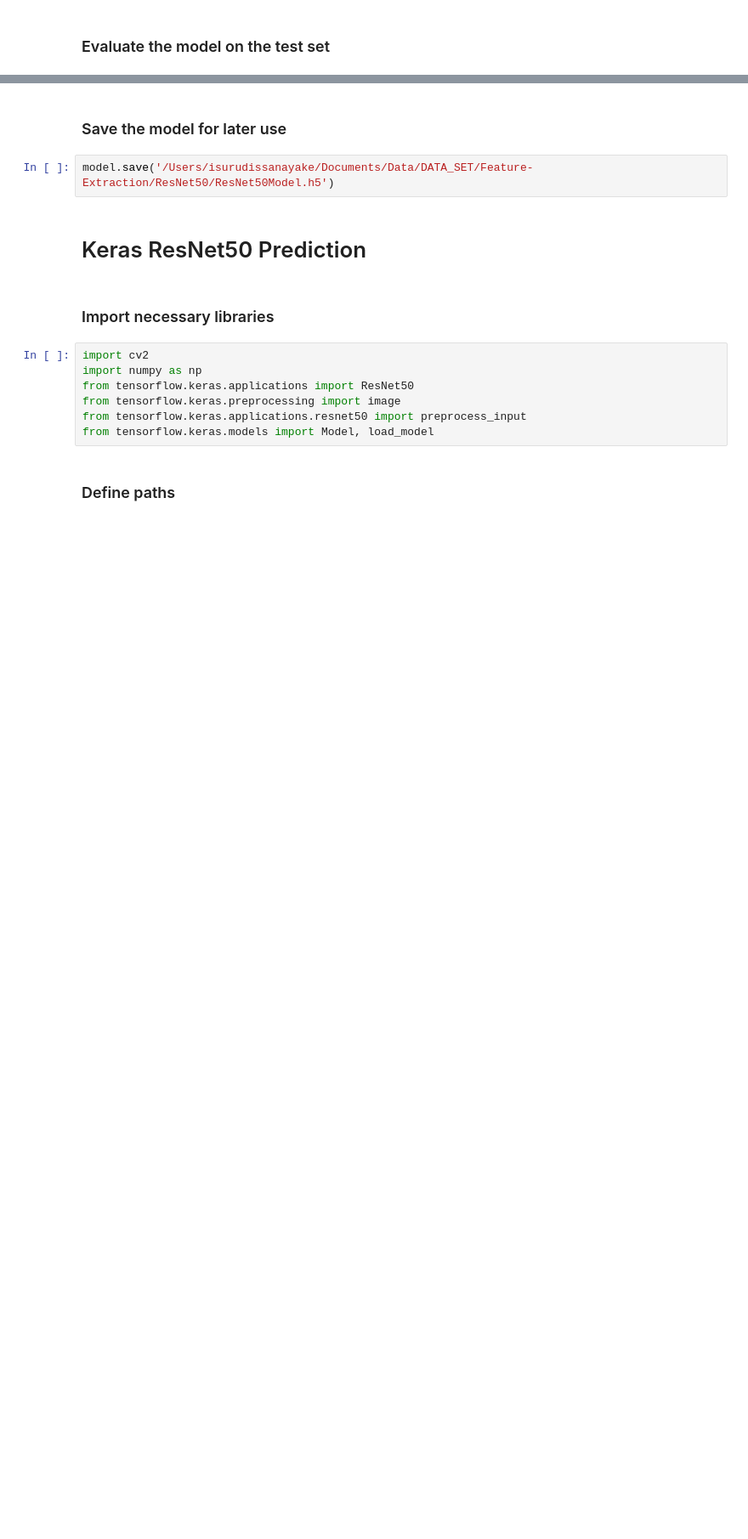
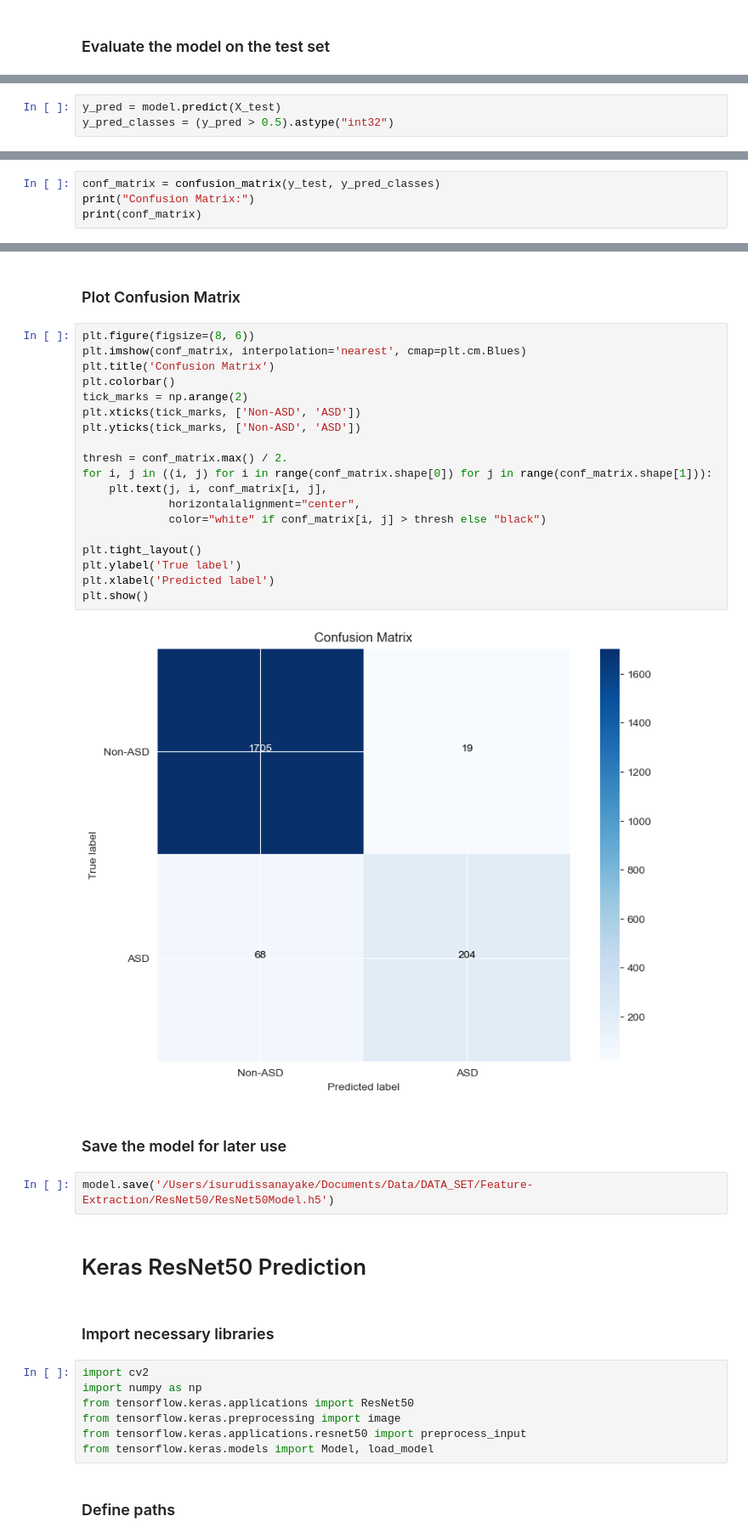
Before and after one commit to IsuruDilanga/FYP_Implementation, a Jupyter notebook: FYP_implementation/ResNet50.ipynb, the cells around one changed output, grey strips where cells are left out. Shown at 85% size. Saved outputs shown, nothing was run; the diff lists cells and outputs as text; blank space fills up the shorter version.

```diff
--- a/FYP_implementation/ResNet50.ipynb
+++ b/FYP_implementation/ResNet50.ipynb
@@ -181,0 +198,3 @@ Test Accuracy: 0.9549098014831543
+# %%
+y_pred = model.predict(X_test)
+y_pred_classes = (y_pred > 0.5).astype("int32")
@@ -181,0 +218,4 @@ Test Accuracy: 0.9549098014831543
+# %%
+conf_matrix = confusion_matrix(y_test, y_pred_classes)
+print("Confusion Matrix:")
+print(conf_matrix)
@@ -182,3 +226,26 @@ Test Accuracy: 0.9549098014831543
+# %% [markdown]
+### Plot Confusion Matrix ###
+# %%
+plt.figure(figsize=(8, 6))
+plt.imshow(conf_matrix, interpolation='nearest', cmap=plt.cm.Blues)
+plt.title('Confusion Matrix')
+plt.colorbar()
+tick_marks = np.arange(2)
+plt.xticks(tick_marks, ['Non-ASD', 'ASD'])
+plt.yticks(tick_marks, ['Non-ASD', 'ASD'])
+
+thresh = conf_matrix.max() / 2.
+for i, j in ((i, j) for i in range(conf_matrix.shape[0]) for j in range(conf_matrix.shape[1])):
+    plt.text(j, i, conf_matrix[i, j],
+             horizontalalignment="center",
+             color="white" if conf_matrix[i, j] > thresh else "black")
+
+plt.tight_layout()
+plt.ylabel('True label')
+plt.xlabel('Predicted label')
+plt.show()
+# %% [output]
+[figure, added]
 # %% [markdown]
 ### Save the model for later use ###
 # %%
```
Also changed, not shown: parts of 38 cells of this notebook, 1 other file.
